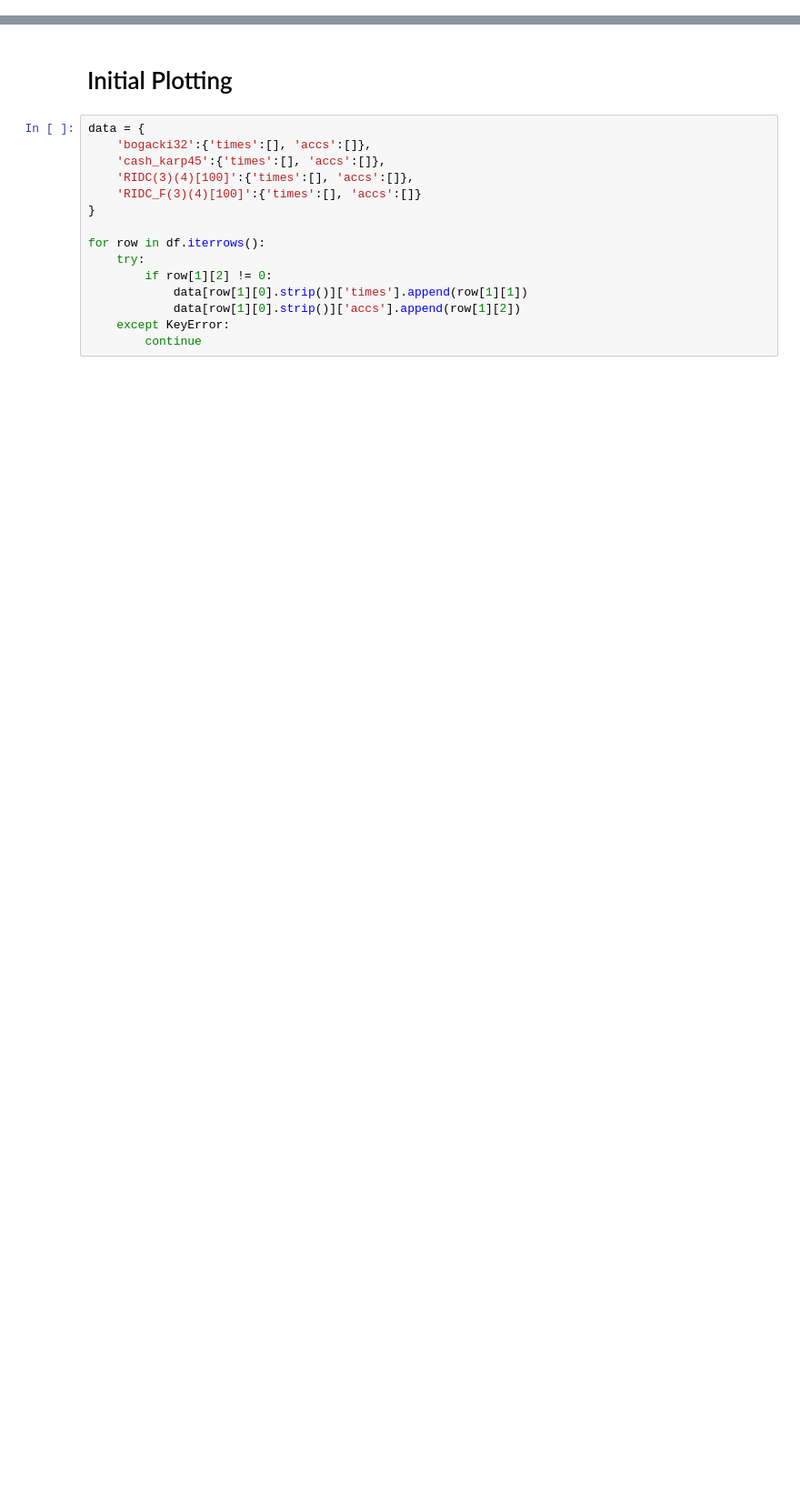
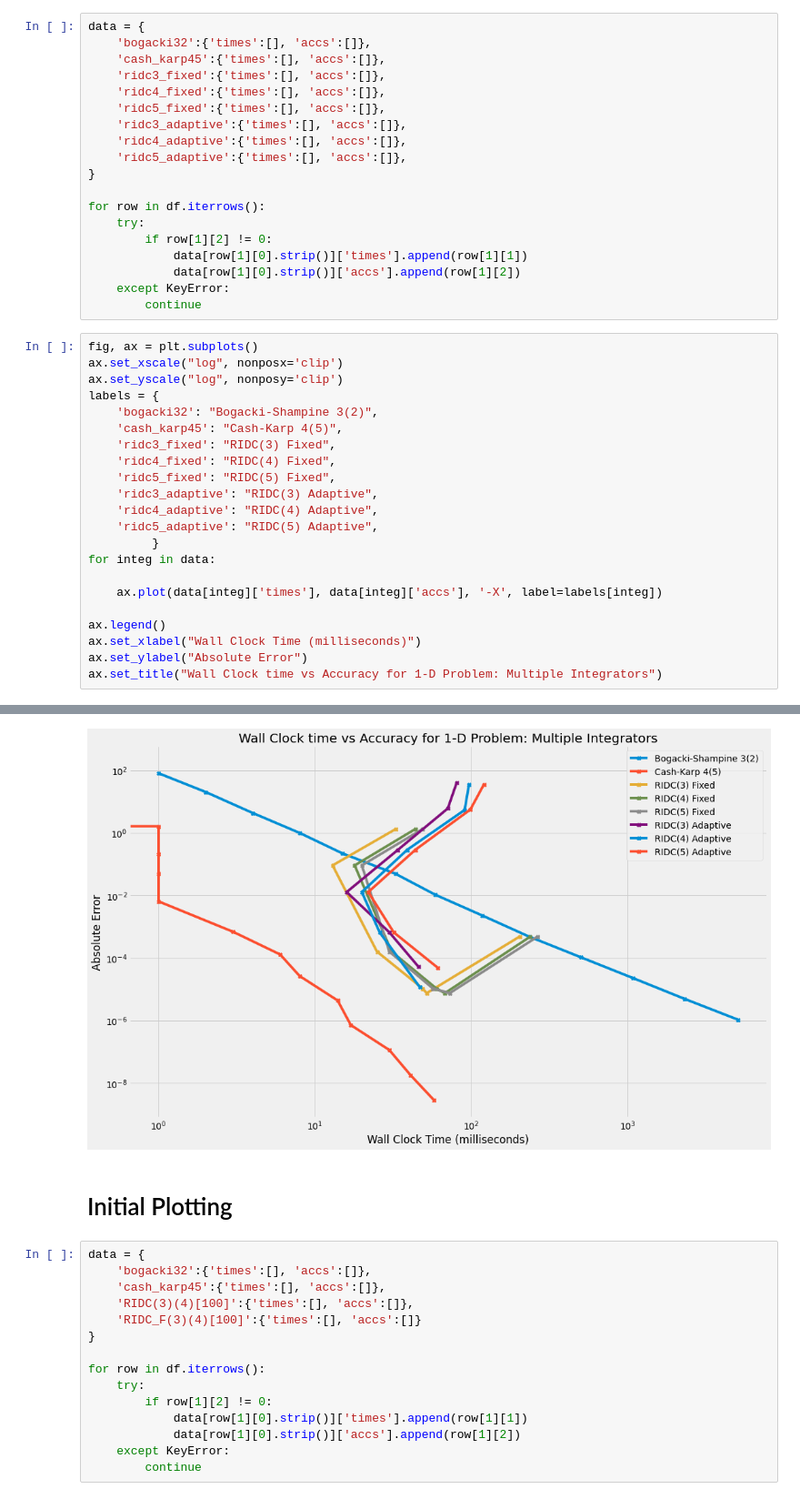
Before and after one commit to mellemahp/Parallel-Deferred-Correction-Integrators, a Jupyter notebook: src/test_scripts/files/data_processing.ipynb, the cells around one changed output, grey strips where cells are left out. Shown at 91% size. Saved outputs shown, nothing was run; the diff lists cells and outputs as text; blank space fills up the shorter version.

```diff
--- a/src/test_scripts/files/data_processing.ipynb
+++ b/src/test_scripts/files/data_processing.ipynb
@@ -9,0 +13,42 @@ df = pd.read_csv('one_d_test_1_adaptive.csv', header=None)
+# %%
+data = {
+    'bogacki32':{'times':[], 'accs':[]},
+    'cash_karp45':{'times':[], 'accs':[]},
+    'ridc3_fixed':{'times':[], 'accs':[]},
+    'ridc4_fixed':{'times':[], 'accs':[]},
+    'ridc5_fixed':{'times':[], 'accs':[]},
+    'ridc3_adaptive':{'times':[], 'accs':[]},
+    'ridc4_adaptive':{'times':[], 'accs':[]},
+    'ridc5_adaptive':{'times':[], 'accs':[]},
+}
+
+for row in df.iterrows():
+    try:
+        if row[1][2] != 0:
+            data[row[1][0].strip()]['times'].append(row[1][1])
+            data[row[1][0].strip()]['accs'].append(row[1][2])
+    except KeyError:
+        continue
+# %%
+fig, ax = plt.subplots()
+ax.set_xscale("log", nonposx='clip')
+ax.set_yscale("log", nonposy='clip')
+labels = {
+    'bogacki32': "Bogacki-Shampine 3(2)",
+    'cash_karp45': "Cash-Karp 4(5)",
+    'ridc3_fixed': "RIDC(3) Fixed",
+    'ridc4_fixed': "RIDC(4) Fixed",
+    'ridc5_fixed': "RIDC(5) Fixed",
+    'ridc3_adaptive': "RIDC(3) Adaptive",
+    'ridc4_adaptive': "RIDC(4) Adaptive",
+    'ridc5_adaptive': "RIDC(5) Adaptive",
+         }
+for integ in data:
+
+    ax.plot(data[integ]['times'], data[integ]['accs'], '-X', label=labels[integ])
+
+ax.legend()
+ax.set_xlabel("Wall Clock Time (milliseconds)")
+ax.set_ylabel("Absolute Error")
+ax.set_title("Wall Clock time vs Accuracy for 1-D Problem: Multiple Integrators")
+# %% [output]
@@ -10,3 +56,4 @@ df = pd.read_csv('one_d_test_1_adaptive.csv', header=None)
+[figure, added]
 # %% [markdown]
 # Initial Plotting
 # %%
```
Also changed, not shown: parts of 4 cells of this notebook, 5 other files.
